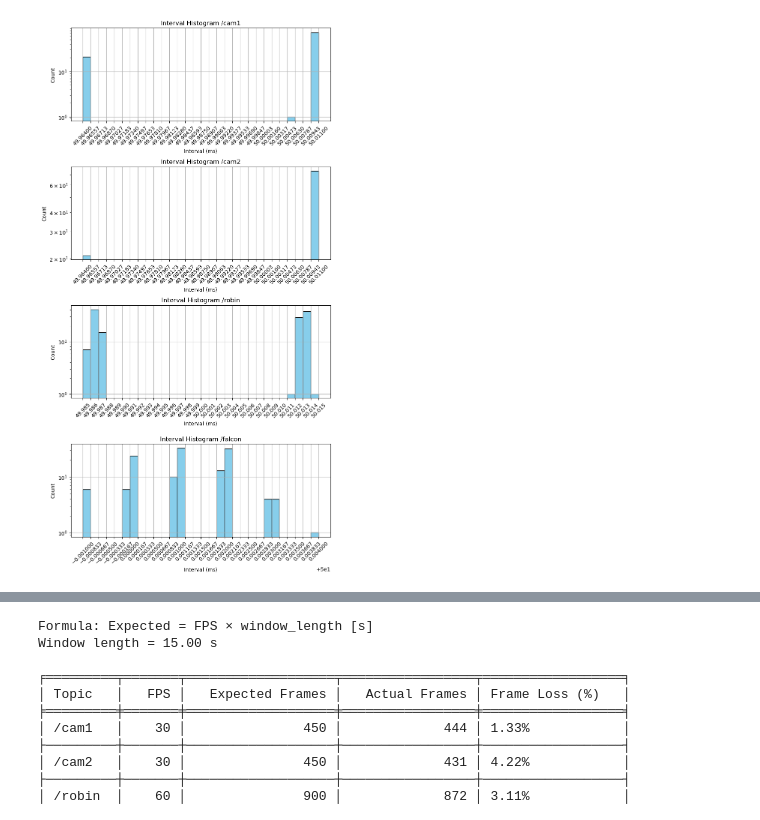
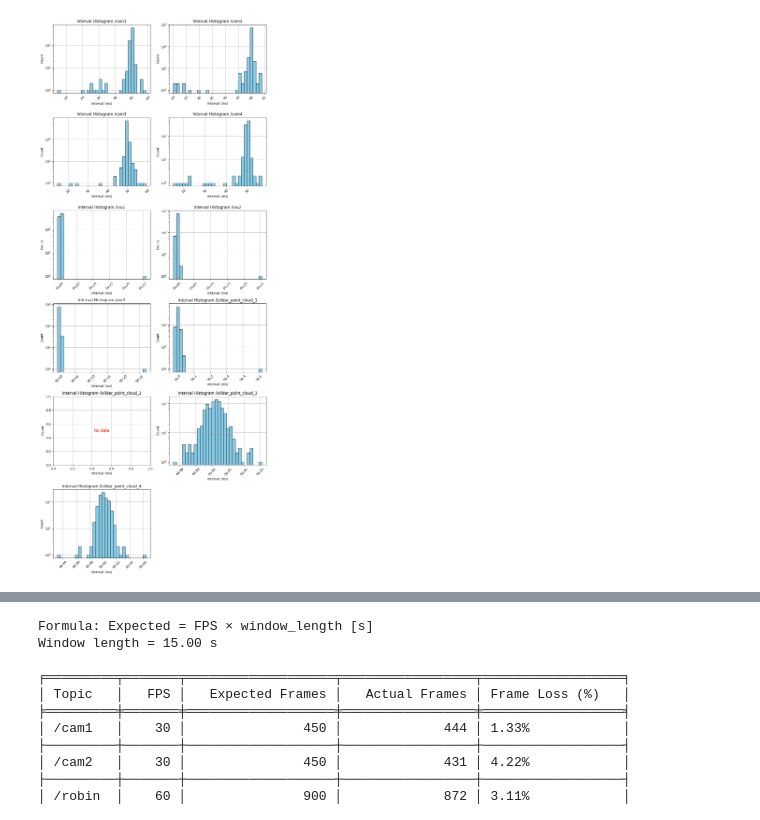
Before and after one commit to MariiaPoliakovaa/ROS-bag-post-analysis-tool, a Jupyter notebook: sensor_analyse_v2.ipynb, the cells around one changed output, grey strips where cells are left out. Cells and saved outputs as stored; diff of their text form; code cells hidden in the pictures.

Commit message:
add: config params, fix: plots

```diff
--- a/sensor_analyse_v2.ipynb
+++ b/sensor_analyse_v2.ipynb
@@ -60,7 +82,7 @@ def time_window(stamps, start_ts, end_ts):
     return window_stamps
 # %%
 # Define topics of interest
-topics = ["/cam1", "/cam2", "/robin", "/falcon"]
+topics = [entry["topic"] for entry in config]
 
 # Find all .mcap files in the current directory
 base_dir = os.getcwd()
@@ -107,5 +129,4 @@ for mcap_file in mcap_files:
         print(f"  Window start:  {start_time}")
         print(f"  Window end:    {end_time}")
         print(f"  Window length: {window_duration}")
-        #print(f"  Messages in 1s window: {len(windowed_ts)}")
 # %% [output]
@@ -452,30 +511,55 @@ for topic, ts_list in window_stamps.items():
 # %%
-fig, ax = plt.subplots(4, 1, figsize=(8, 15))
+topics = list(window_stamps.keys())
+n_topics = len(topics)
 
-for i, (topic, ts_list) in enumerate(window_stamps.items()):
+# Determine grid size
+n_cols = 2
+n_rows = (n_topics + n_cols - 1) // n_cols  # ceil division
+
+fig, ax = plt.subplots(n_rows, n_cols, figsize=(10, n_rows * 4))
+ax = ax.flatten()  # flatten to 1D array for easy indexing
+
+for i, topic in enumerate(topics):
+    ts_list = window_stamps[topic]
     timestamps = np.array(ts_list)
 
     # Convert to milliseconds relative to the first message
     timestamps_ms = np.array([(t - timestamps[0]).total_seconds() * 1000 for t in timestamps])
 
     # Compute inter-message intervals in ms
     deltas = np.diff(timestamps_ms)
-    deltas = deltas[deltas < 60]
+    deltas = deltas[deltas < 60]  # filter large intervals
 
-    # 1. Histogram of intervals
-    counts, bins, patches = ax[i].hist(deltas, bins=30, color='skyblue', edgecolor='black')
-    ax[i].set_xticks(bins)
-    ax[i].set_title(f"Interval Histogram {topic}")
-    ax[i].set_xlabel("Interval (ms)")
-    ax[i].set_ylabel("Count")
-    ax[i].grid(True)
-    ax[i].set_yscale('log')
-    for label in ax[i].get_xticklabels():
-        label.set_rotation(45)
+    if len(deltas) > 0:
+        # Histogram of intervals
+        counts, bins, patches = ax[i].hist(deltas, bins=30, color='skyblue', edgecolor='black')
+        ax[i].set_title(f"Interval Histogram {topic}")
+        ax[i].set_xlabel("Interval (ms)")
+        ax[i].set_ylabel("Count")
+        ax[i].grid(True)
+
+        # Only set log scale if there are positive counts
+        if np.any(counts > 0):
+            ax[i].set_yscale('log')
+
+        # Rotate x-axis labels
+        for label in ax[i].get_xticklabels():
+            label.set_rotation(45)
+    else:
+        ax[i].text(0.5, 0.5, "No data", ha='center', va='center', fontsize=12, color='red')
+        ax[i].set_title(f"Interval Histogram {topic}")
+        ax[i].set_xlabel("Interval (ms)")
+        ax[i].set_ylabel("Count")
+        ax[i].grid(True)
+
+# Hide unused subplots if any
+for j in range(i+1, len(ax)):
+    ax[j].set_visible(False)
 
 plt.tight_layout()
+plt.show()
 # %% [output]
-[figure, old version]
+[figure, new version]
 # %%
 def timestep_deltas(timesteps1, timesteps2, threshold):
     """
```
Also changed, not shown: parts of 19 cells of this notebook, 2 other files.
